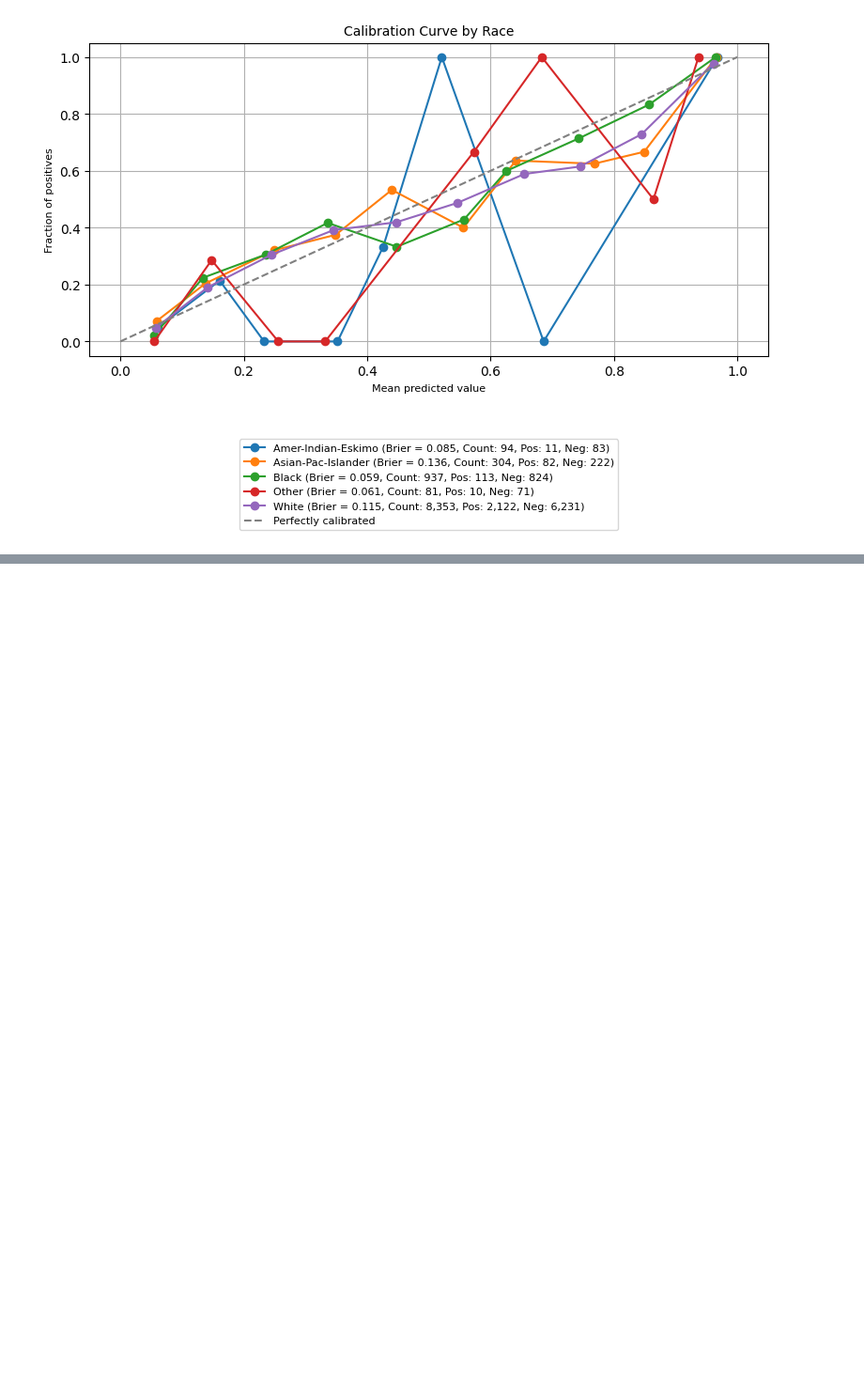
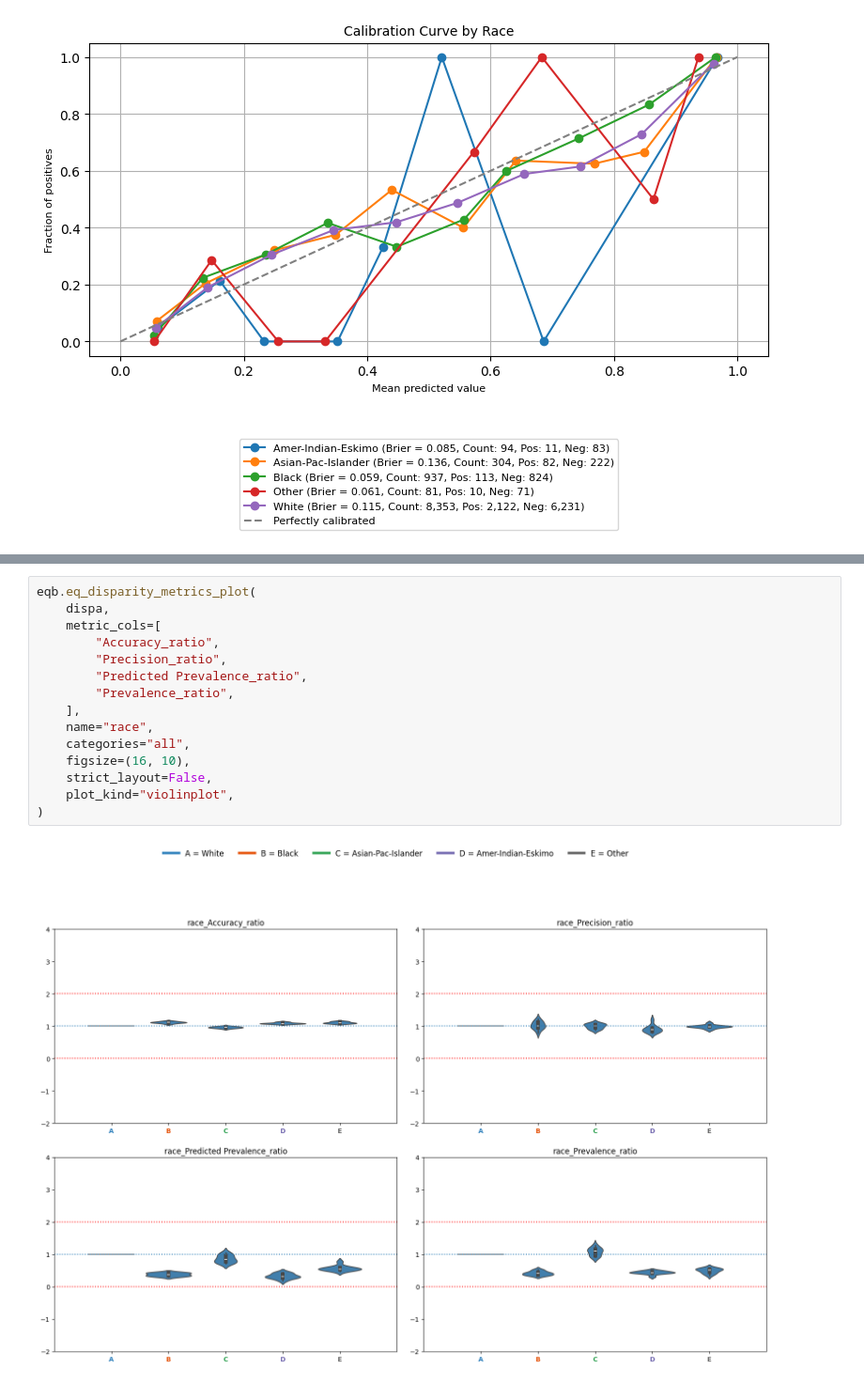
Before and after one commit to lshpaner/adult_income_test, a Jupyter notebook: notebooks/equiboots_demo.ipynb, the cells around one changed output, grey strips where cells are left out. Shown at 94% size. Cells and saved outputs as stored; diff of their text form; blank space fills up the shorter version.

```diff
--- a/notebooks/equiboots_demo.ipynb
+++ b/notebooks/equiboots_demo.ipynb
@@ -174,0 +214,17 @@ eqb.eq_plot_bootstrapped_calibration_curves(sliced, n_bins=10)
+# %%
+eqb.eq_disparity_metrics_plot(
+    dispa,
+    metric_cols=[
+        "Accuracy_ratio",
+        "Precision_ratio",
+        "Predicted Prevalence_ratio",
+        "Prevalence_ratio",
+    ],
+    name="race",
+    categories="all",
+    figsize=(16, 10),
+    strict_layout=False,
+    plot_kind="violinplot",
+)
+# %% [output]
+[figure, added]
```
Also changed, not shown: parts of 11 cells of this notebook.
